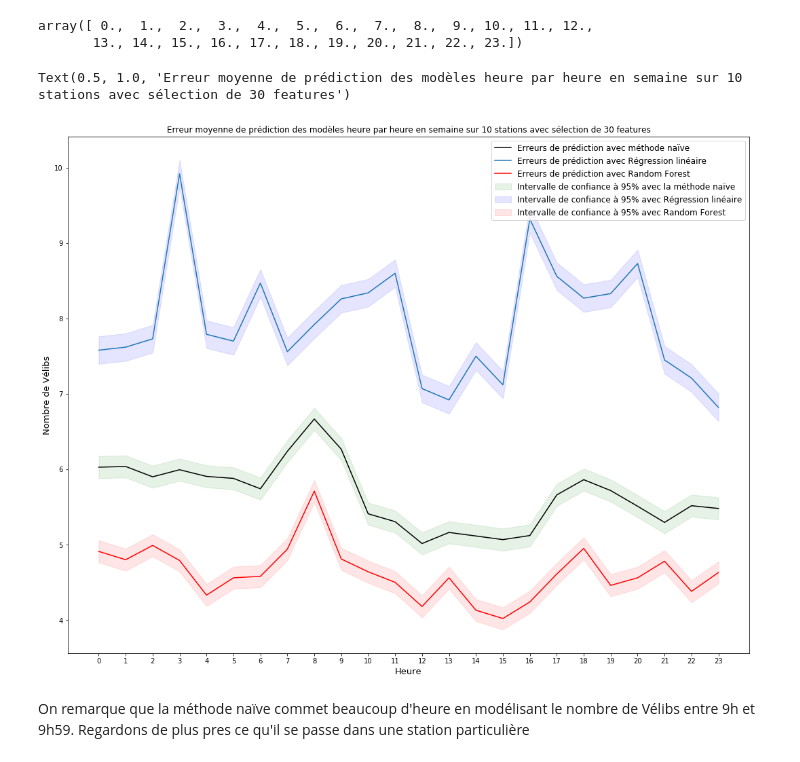
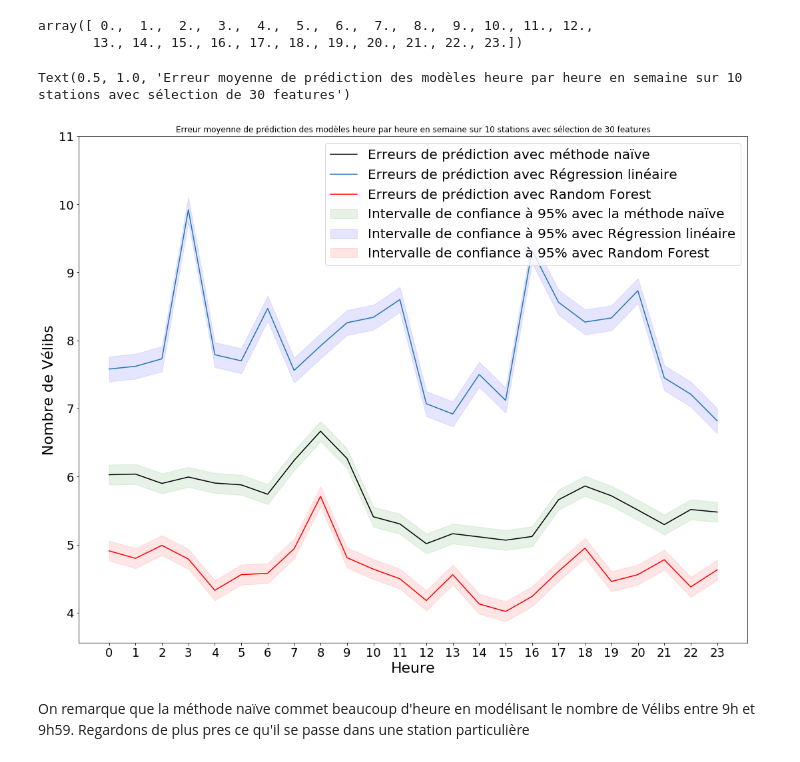
Before and after one commit to mathispuissant/StatApp, a Jupyter notebook: Modélisation spatiale heure par heure semaine.ipynb, the cells around one changed output. Cells and saved outputs as stored; diff of their text form; code cells hidden in the pictures.

Commit message:
Last push : graphiques mieux légendés

```diff
--- a/Modélisation spatiale heure par heure semaine.ipynb
+++ b/Modélisation spatiale heure par heure semaine.ipynb
@@ -3522,37 +3522,40 @@ ci0_50 = 0.67 * np.std(y0)/np.mean(y0)
 y1 = erreur_pred_lr_h_par_h
 ci1_95 = 1.96 * np.std(y1)/np.mean(y1)
 ci1_50 = 0.67 * np.std(y1)/np.mean(y1)
 
 # Random forest
 y2 = erreur_pred_rf_h_par_h
 ci2_95 = 1.96 * np.std(y2)/np.mean(y2)
 ci2_50 = 0.67 * np.std(y2)/np.mean(y2)
 
 
 fig, ax = plt.subplots(figsize=(18, 14))
 
 # Plot Méthode naïve
 ax.plot(x,y0, 'k', label = 'Erreurs de prédiction avec méthode naïve')
 ax.fill_between(x, (y0-ci0_95), (y0+ci0_95), color='g', alpha=.1, label = "Intervalle de confiance à 95% avec la méthode naïve")
 #ax.fill_between(x, (y0-ci0_50), (y0+ci0_50), color='r', alpha=.1)
 
 # Plot Régression linéaire
 ax.plot(x,y1, label = 'Erreurs de prédiction avec Régression linéaire')
 ax.fill_between(x, (y1-ci1_95), (y1+ci1_95), color='b', alpha=.1, label = "Intervalle de confiance à 95% avec Régression linéaire")
 #ax.fill_between(x, (y1-ci1_50), (y1+ci1_50), color='r', alpha=.1, label = "Intervalle de confiance à 50% - Régression linéaire")
 
 # Plot Random forest
 ax.plot(x,y2, color='r', label = 'Erreurs de prédiction avec Random Forest')
 ax.fill_between(x, (y2-ci2_95), (y2+ci2_95), color='r', alpha=.1, label = "Intervalle de confiance à 95% avec Random Forest")
 #ax.fill_between(x, (y0-ci0_95), (y0+ci0_95), color='g', alpha=.1, label = "Intervalle de confiance à 50% avec Random Forest")
-plt.xlabel('Heure', fontsize = 13)
-plt.ylabel('Nombre de Vélibs', fontsize = 13)
+plt.xlabel('Heure', fontsize = 22)
+plt.ylabel('Nombre de Vélibs', fontsize = 22)
 ax.xaxis.set_ticks(range(24))
-ax.legend(prop = {'size': 12})
+ax.yaxis.set_ticks([4,5,6,7,8,9,10,11])
+ax.legend(prop = {'size': 20}, loc = 1)
+plt.xticks(fontsize=18)
+plt.yticks(fontsize=18)
 plt.title('Erreur moyenne de prédiction des modèles heure par heure en semaine sur 10 stations avec sélection de 30 features')
 # %% [output]
 Text(0.5, 1.0, 'Erreur moyenne de prédiction des modèles heure par heure en semaine sur 10 stations avec sélection de 30 features')
-[figure, old version]
+[figure, new version]
 # %% [markdown]
 On remarque que la méthode naïve commet beaucoup d'heure en modélisant le nombre de Vélibs entre 9h et 9h59. Regardons de plus pres ce qu'il se passe dans une station particulière
 # %%
```
Also changed, not shown: parts of 1 cell of this notebook, 2 other files.
